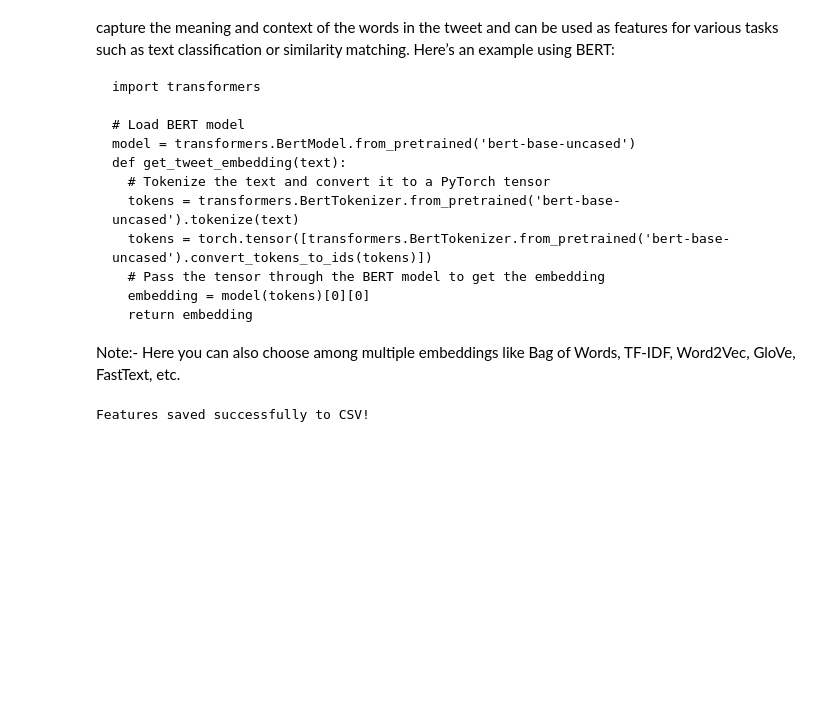
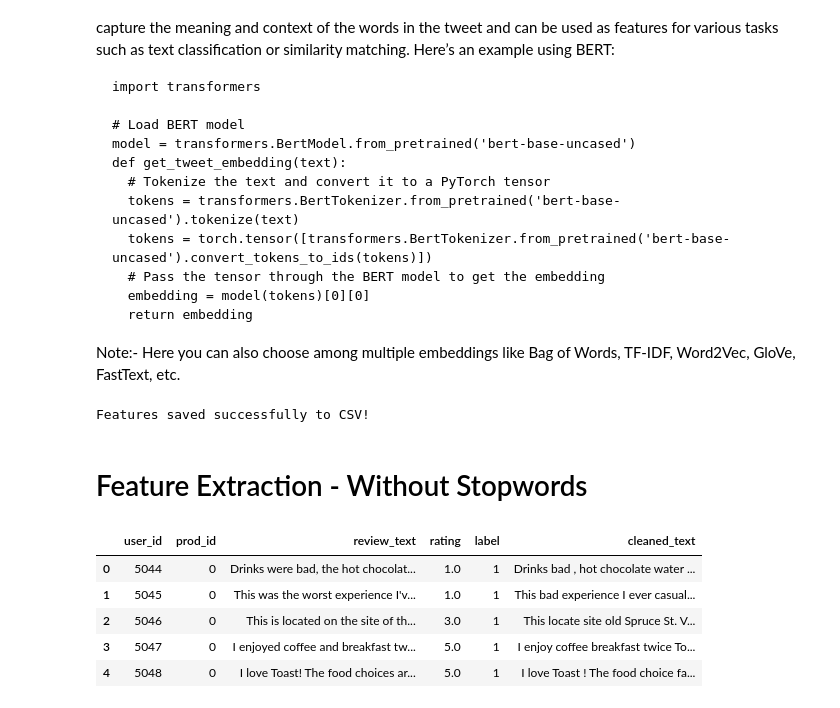
Before and after one commit to ngjocelyn/INF2008_YelpZip, a Jupyter notebook: 02_YelpZip_FeatureExtractionEngineering.ipynb, the cells around one changed output. Cells and saved outputs as stored; diff of their text form; code cells hidden in the pictures; blank space fills up the shorter version.

Commit message:
feature extraction for with stopwords

```diff
--- a/02_YelpZip_FeatureExtractionEngineering.ipynb
+++ b/02_YelpZip_FeatureExtractionEngineering.ipynb
@@ -428,0 +425,12 @@ df.to_csv("00_dataset/without_stopwords/cleaned_reviews.csv", index=False)
+# %% [markdown]
+# Feature Extraction - Without Stopwords
+# %%
+df = pd.read_csv("00_dataset/without_stopwords/cleaned_reviews.csv")
+df.head()
+# %% [output]
+|  | user_id | prod_id | review_text | rating | label | cleaned_text |
+| 0 | 5044 | 0 | Drinks were bad, the hot chocolat... | 1.0 | 1 | Drinks bad , hot chocolate water ... |
+| 1 | 5045 | 0 | This was the worst experience I'v... | 1.0 | 1 | This bad experience I ever casual... |
+| 2 | 5046 | 0 | This is located on the site of th... | 3.0 | 1 | This locate site old Spruce St. V... |
+| 3 | 5047 | 0 | I enjoyed coffee and breakfast tw... | 5.0 | 1 | I enjoy coffee breakfast twice To... |
+| 4 | 5048 | 0 | I love Toast! The food choices ar... | 5.0 | 1 | I love Toast ! The food choice fa... |
```
Also changed, not shown: parts of 11 cells of this notebook.
